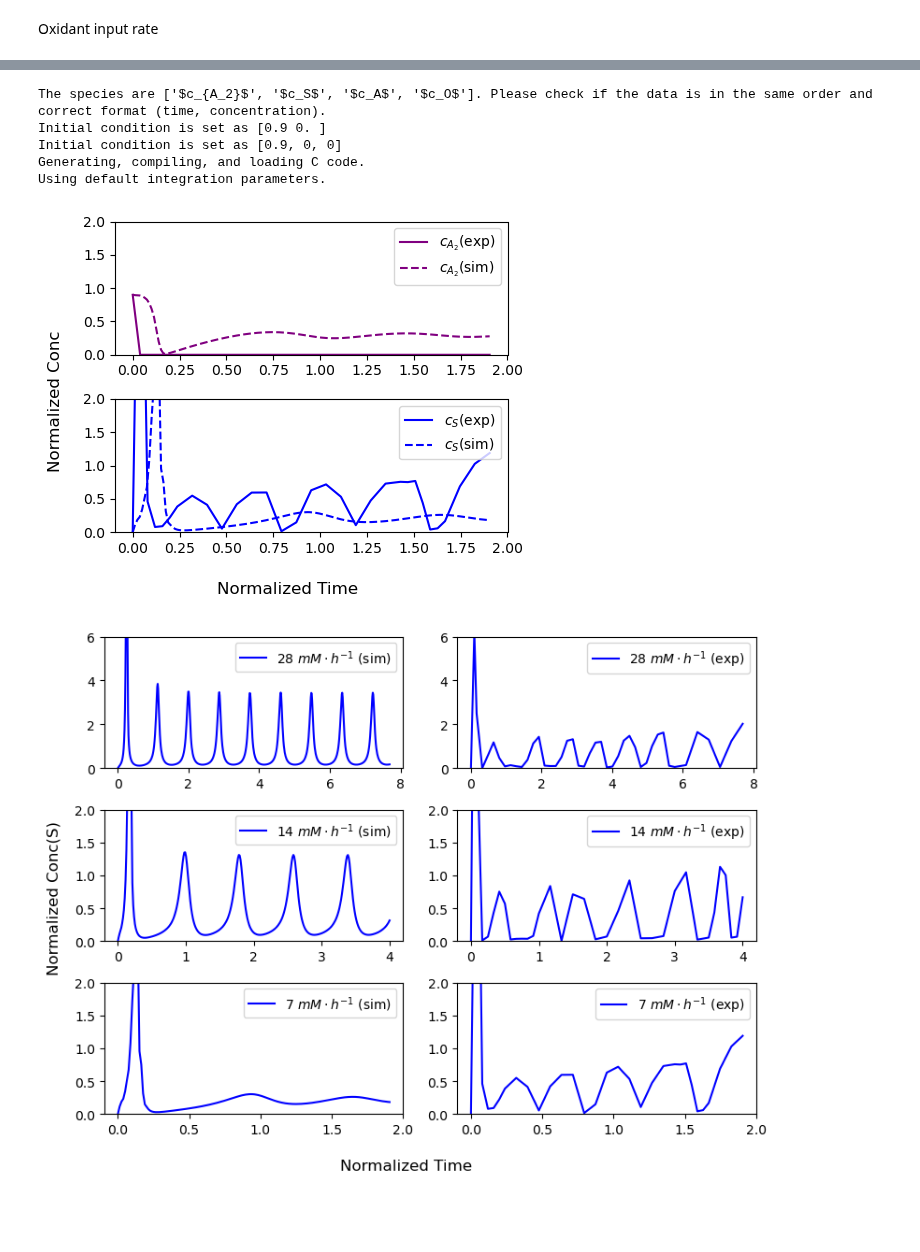
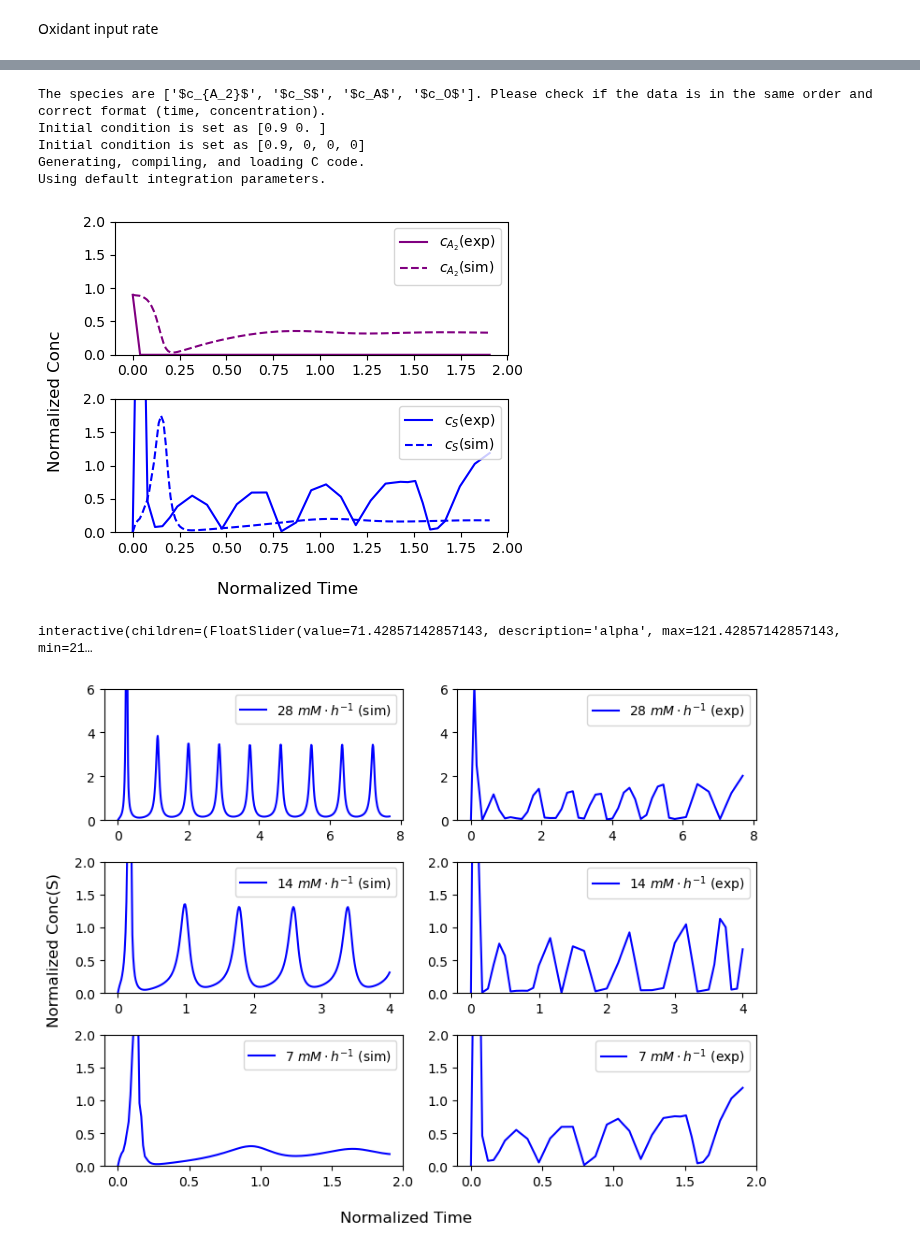
Before and after one commit to Zhiheng419/Chemical_Oscillation_Model, a Jupyter notebook: summary.ipynb, the cells around one changed output, grey strips where cells are left out. Drawn from its saved outputs; the diff is of its cells as text; code cells hidden in the pictures; blank space fills up the shorter version.

```diff
--- a/summary.ipynb
+++ b/summary.ipynb
@@ -181,27 +264,31 @@ Using default integration parameters.
 # %%
 #parameters
-rs_ac, rds_ac, rs, rds, ro = 462, 420, 9, 280, 1e4
+rs_ac, rds_ac, rs, rds, ro, rm = 500, 470, 10, 350, 1e4, 1e4
 rext = 7
 lam, m = 0.11, 2
 td1, td2 = 0.01, 0.03
 
 #Definition of the model
-alpha, beta, theta, phi, ep = rs_ac / rext, rds_ac / rext, rs / rext, rds / rext, ro / rext
-params = np.array([alpha, beta, theta, phi, ep])
+alpha, beta, theta, phi, ep, delta = rs_ac / rext, rds_ac / rext, rs / rext, rds / rext, ro / rext, rm/rext
+params = np.array([alpha, beta, theta, phi, ep, delta])
 consts = np.array([lam, m])
 delay = np.array([td1, td2])
 init_cond = np.array([0.9, 0, 0])
-delayed_model_25 = delayed_oscillation(delayed_full_first_order, delay, params, consts, init_cond)
+delayed_model_25 = delayed_oscillation(delayed_full_4vars, delay, params, consts, init_cond)
 delayed_model_25.add_exp_data(df_MH_NatChem_fig3b_25)
-delayed_model_25.set_init_cond([0.9, 0, 0])
+delayed_model_25.set_init_cond([0.9, 0, 0, 0])
 fig25, axes25 = delayed_model_25.plot(ylim=2, t=4, exp=True)
 # %% [output]
 The species are ['$c_{A_2}$', '$c_S$', '$c_A$', '$c_O$']. Please check if the data is in the same order and correct format (time, concentration).
 Initial condition is set as [0.9 0. ]
-Initial condition is set as [0.9, 0, 0]
+Initial condition is set as [0.9, 0, 0, 0]
 Generating, compiling, and loading C code.
 Using default integration parameters.
-[figure, old version]
+[figure, new version]
+# %%
+delayed_model_25.interactive_plot(exp=True, ran=50)
+# %% [output]
+interactive(children=(FloatSlider(value=71.42857142857143, description='alpha', max=121.42857142857143, min=21…
 # %%
 fig, ax = plt.subplots(3, 2, figsize=(8, 6))
 axlist = [axes101, axes50, axes25]
```
Also changed, not shown: parts of 11 cells of this notebook, 6 other files.
